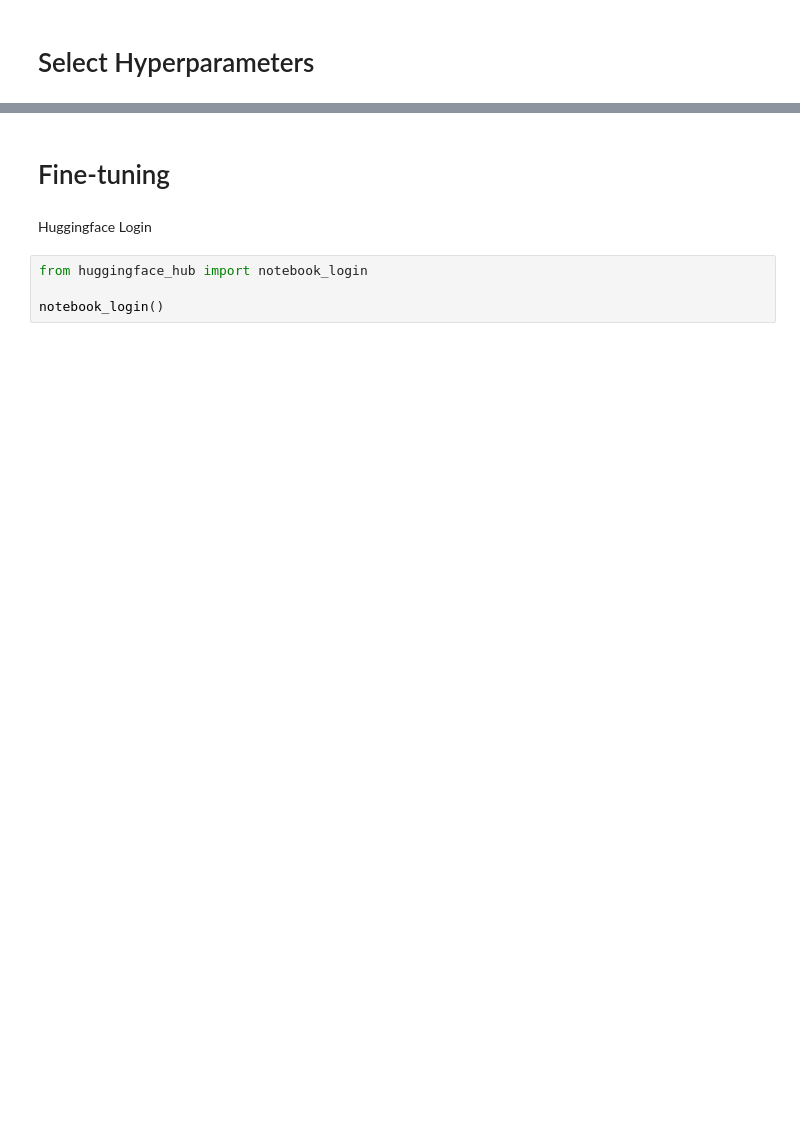
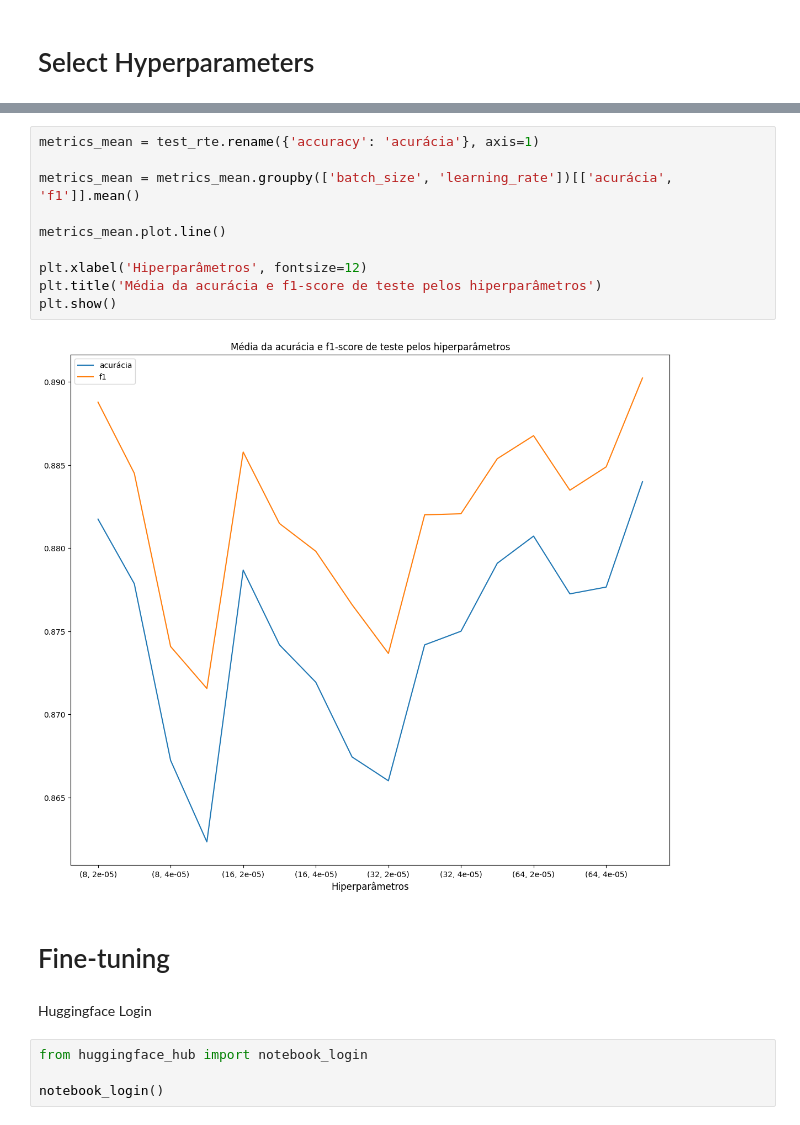
Before and after one commit to pedrosena138/assin2-bertimbau-benchmark, a Jupyter notebook: ASSIN2_Portuguese_BERT_TensorFlow.ipynb, the cells around one changed output, grey strips where cells are left out. Saved outputs shown, nothing was run; the diff lists cells and outputs as text; blank space fills up the shorter version.

```diff
--- a/ASSIN2_Portuguese_BERT_TensorFlow.ipynb
+++ b/ASSIN2_Portuguese_BERT_TensorFlow.ipynb
@@ -310,3 +150,15 @@ test_rte_names = ['accuracy', 'f1', 'loss', 'id', 'batch_size', 'learning_rate']
+# %%
+metrics_mean = test_rte.rename({'accuracy': 'acurácia'}, axis=1)
+
+metrics_mean = metrics_mean.groupby(['batch_size', 'learning_rate'])[['acurácia', 'f1']].mean()
+
+metrics_mean.plot.line()
+
+plt.xlabel('Hiperparâmetros', fontsize=12)
+plt.title('Média da acurácia e f1-score de teste pelos hiperparâmetros')
+plt.show()
+# %% [output]
+[figure, added]
 # %% [markdown]
 # Fine-tuning
 # %% [markdown]
```
Also changed, not shown: parts of 23 cells of this notebook.
